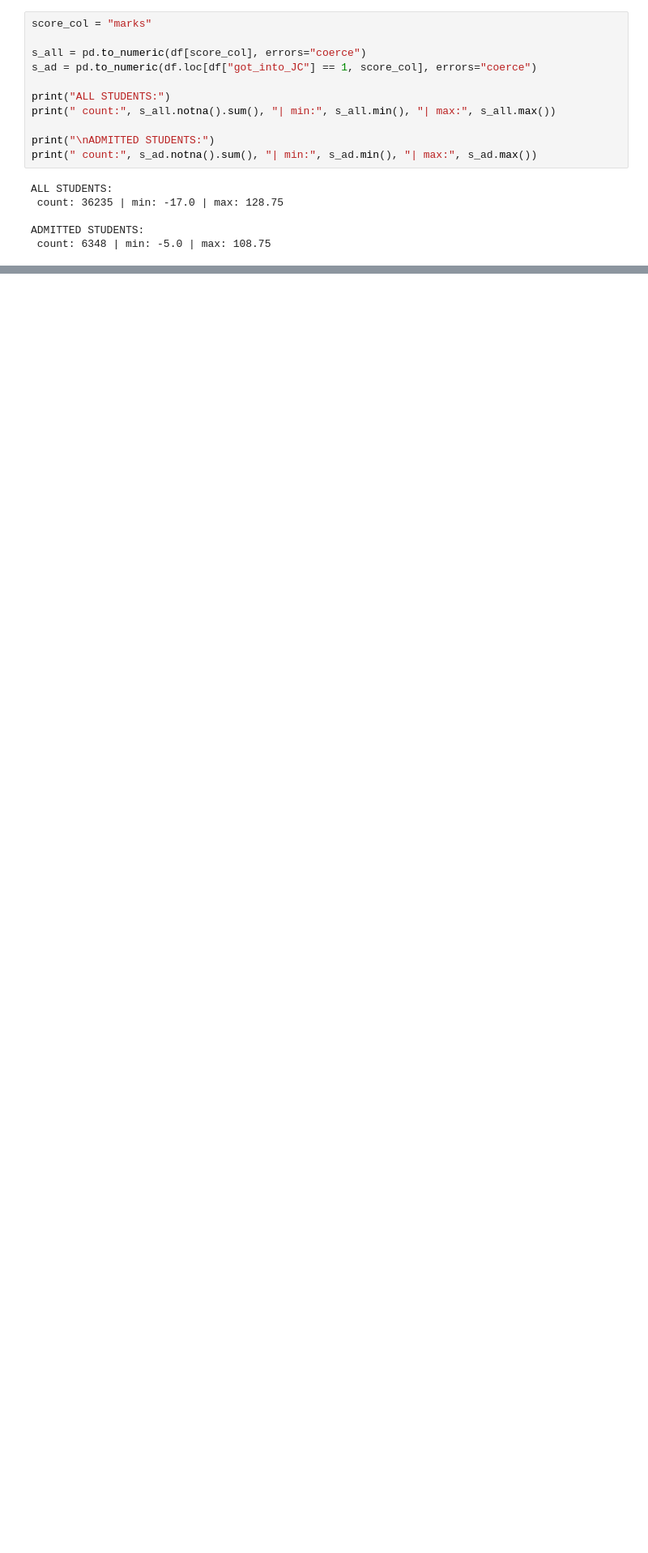
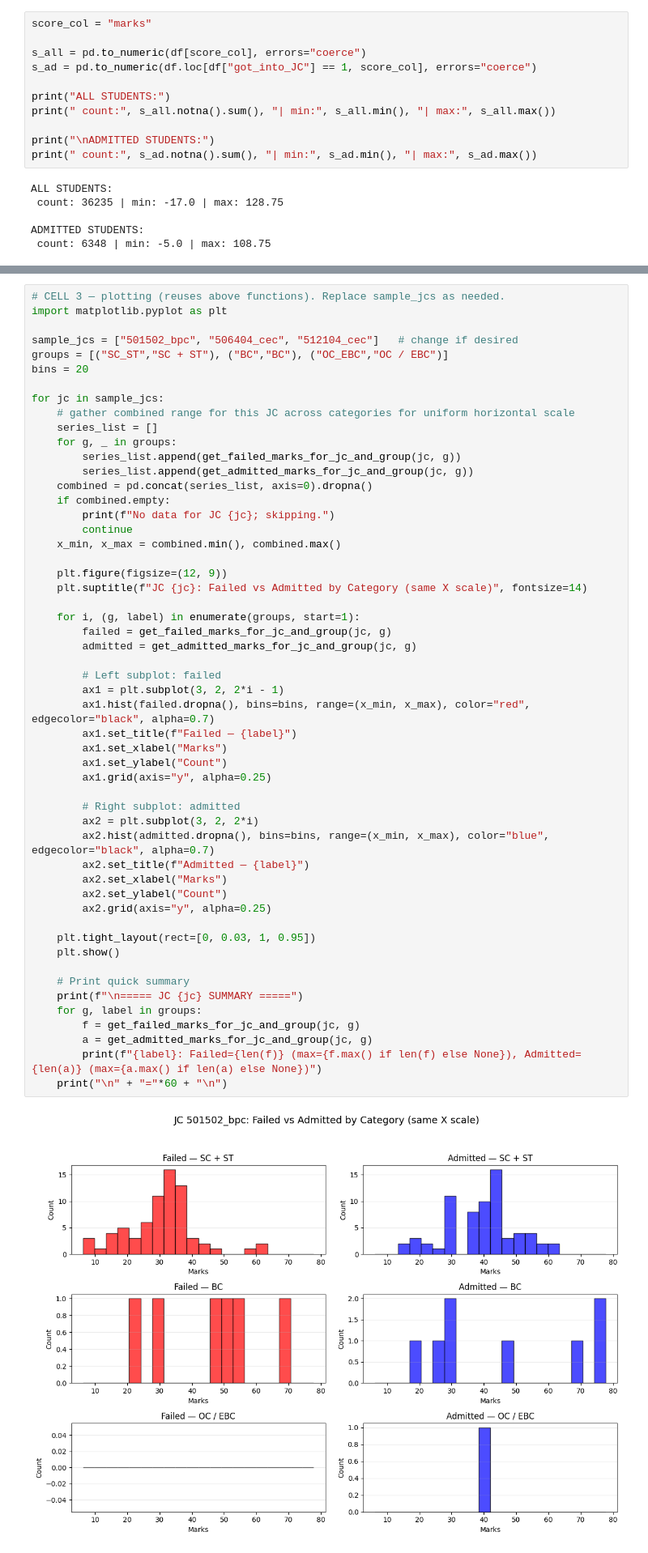
Before and after one commit to venkyc007/Economics_Project, a Jupyter notebook: EDA.ipynb, the cells around one changed output, grey strips where cells are left out. Shown at 81% size. Cells and saved outputs as stored; diff of their text form; blank space fills up the shorter version.

```diff
--- a/EDA.ipynb
+++ b/EDA.ipynb
@@ -972,0 +1014,55 @@ Admitted: 38  | Max admitted: 99.25
+# %%
+# CELL 3 — plotting (reuses above functions). Replace sample_jcs as needed.
+import matplotlib.pyplot as plt
+
+sample_jcs = ["501502_bpc", "506404_cec", "512104_cec"]   # change if desired
+groups = [("SC_ST","SC + ST"), ("BC","BC"), ("OC_EBC","OC / EBC")]
+bins = 20
+
+for jc in sample_jcs:
+    # gather combined range for this JC across categories for uniform horizontal scale
+    series_list = []
+    for g, _ in groups:
+        series_list.append(get_failed_marks_for_jc_and_group(jc, g))
+        series_list.append(get_admitted_marks_for_jc_and_group(jc, g))
+    combined = pd.concat(series_list, axis=0).dropna()
+    if combined.empty:
+        print(f"No data for JC {jc}; skipping.")
+        continue
+    x_min, x_max = combined.min(), combined.max()
+
+    plt.figure(figsize=(12, 9))
+    plt.suptitle(f"JC {jc}: Failed vs Admitted by Category (same X scale)", fontsize=14)
+
+    for i, (g, label) in enumerate(groups, start=1):
+        failed = get_failed_marks_for_jc_and_group(jc, g)
+        admitted = get_admitted_marks_for_jc_and_group(jc, g)
+
+        # Left subplot: failed
+        ax1 = plt.subplot(3, 2, 2*i - 1)
+        ax1.hist(failed.dropna(), bins=bins, range=(x_min, x_max), color="red", edgecolor="black", alpha=0.7)
+        ax1.set_title(f"Failed — {label}")
+        ax1.set_xlabel("Marks")
+        ax1.set_ylabel("Count")
+        ax1.grid(axis="y", alpha=0.25)
+
+        # Right subplot: admitted
+        ax2 = plt.subplot(3, 2, 2*i)
+        ax2.hist(admitted.dropna(), bins=bins, range=(x_min, x_max), color="blue", edgecolor="black", alpha=0.7)
+        ax2.set_title(f"Admitted — {label}")
+        ax2.set_xlabel("Marks")
+        ax2.set_ylabel("Count")
+        ax2.grid(axis="y", alpha=0.25)
+
+    plt.tight_layout(rect=[0, 0.03, 1, 0.95])
+    plt.show()
+
+    # Print quick summary
+    print(f"\n===== JC {jc} SUMMARY =====")
+    for g, label in groups:
+        f = get_failed_marks_for_jc_and_group(jc, g)
+        a = get_admitted_marks_for_jc_and_group(jc, g)
+        print(f"{label}: Failed={len(f)} (max={f.max() if len(f) else None}), Admitted={len(a)} (max={a.max() if len(a) else None})")
+    print("\n" + "="*60 + "\n")
+# %% [output]
+[figure, added]
```
Also changed, not shown: parts of 6 cells of this notebook.
